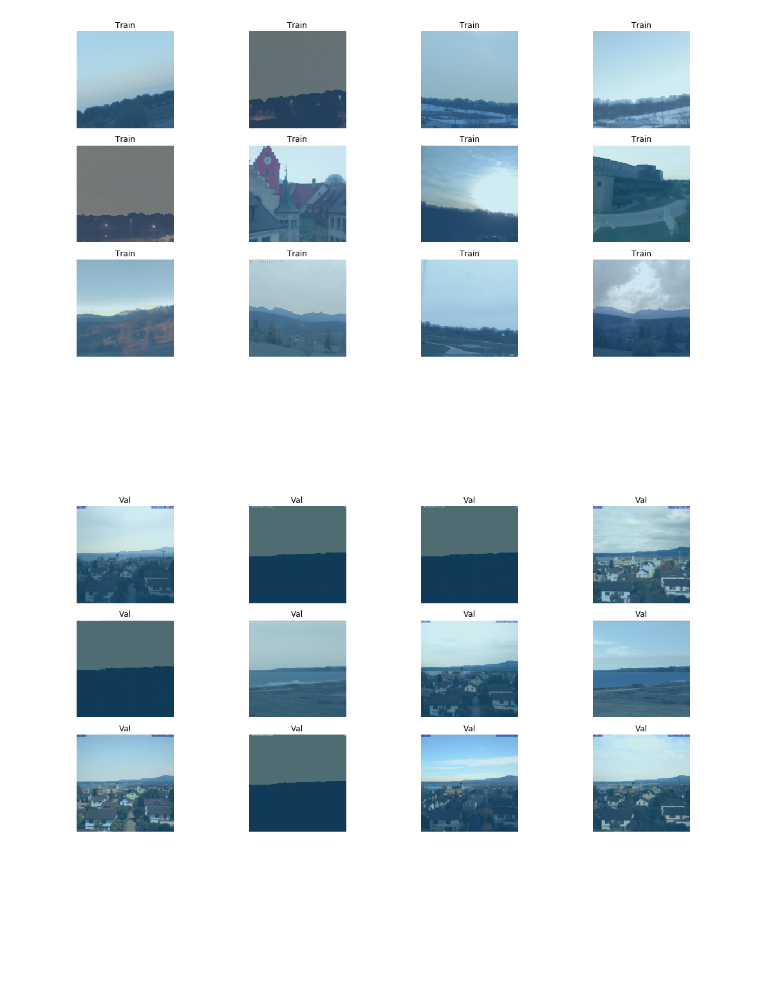
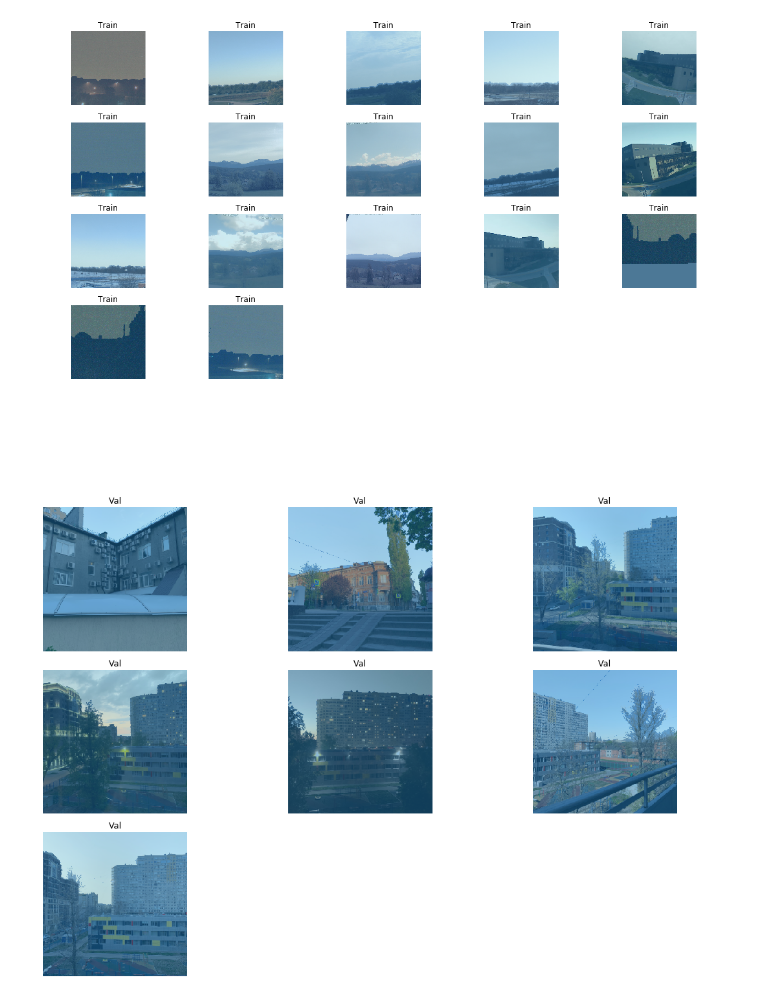
Before and after one commit to DmitIW/BachelorDiploma, a Jupyter notebook: unet34.ipynb, the cells around one changed output. Drawn from its saved outputs; the diff is of its cells as text; code cells hidden in the pictures.

```diff
--- a/unet34.ipynb
+++ b/unet34.ipynb
@@ -33,29 +33,30 @@ warnings.filterwarnings("ignore")
 from PIL import ImageFile
 ImageFile.LOAD_TRUNCATED_IMAGES = True
 # %%
-sizes = 128
+sizes = 256
 
 src = (
     SegItemListCustom
     .from_folder(data_env.get_subdir("root"))
-    .split_by_folder("train", "val")
+    .split_by_folder("train_skyFinder", "test_iphoneXR_v")
     .label_from_func(get_label_with_context,
                      classes=["Sky", "Other"])
 )
 train_data = (
     src
     .transform(tfms=get_transforms()
                   , size=sizes, tfm_y=True)
-    .databunch(bs=12)
+    .databunch(bs=17)
     .normalize(imagenet_stats)
 )
 classes = train_data.c
+train_data.valid_dl.batch_size = 7
 
 train_data.show_batch(figsize=(15,10), title="Train")
 train_data.show_batch(figsize=(15,10), title="Val", ds_type=DatasetType.Valid)
 # %% [output]
-[figure, old version]
+[figure, new version]
-[figure, old version]
+[figure, new version]
 # %%
 model = UnetR34(get_resnet34(), classes_num=classes)
 
```
Also changed, not shown: parts of 9 cells of this notebook, 15 other files.
